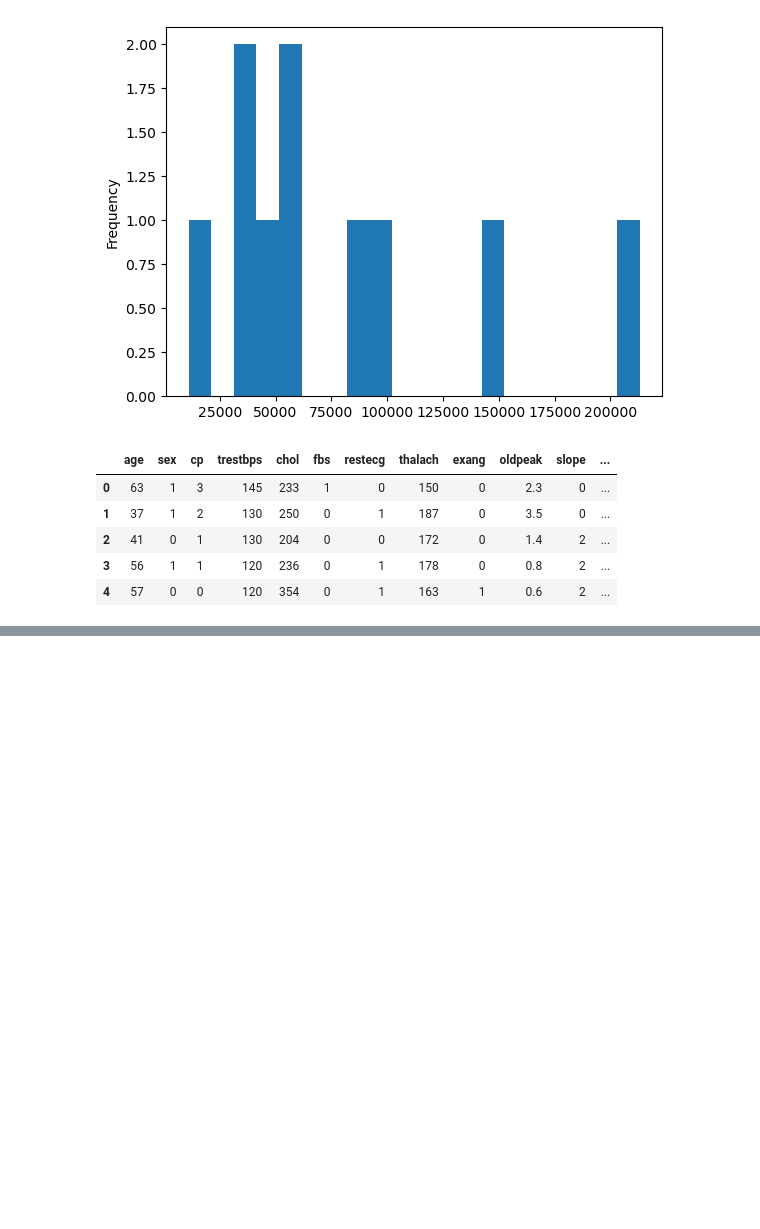
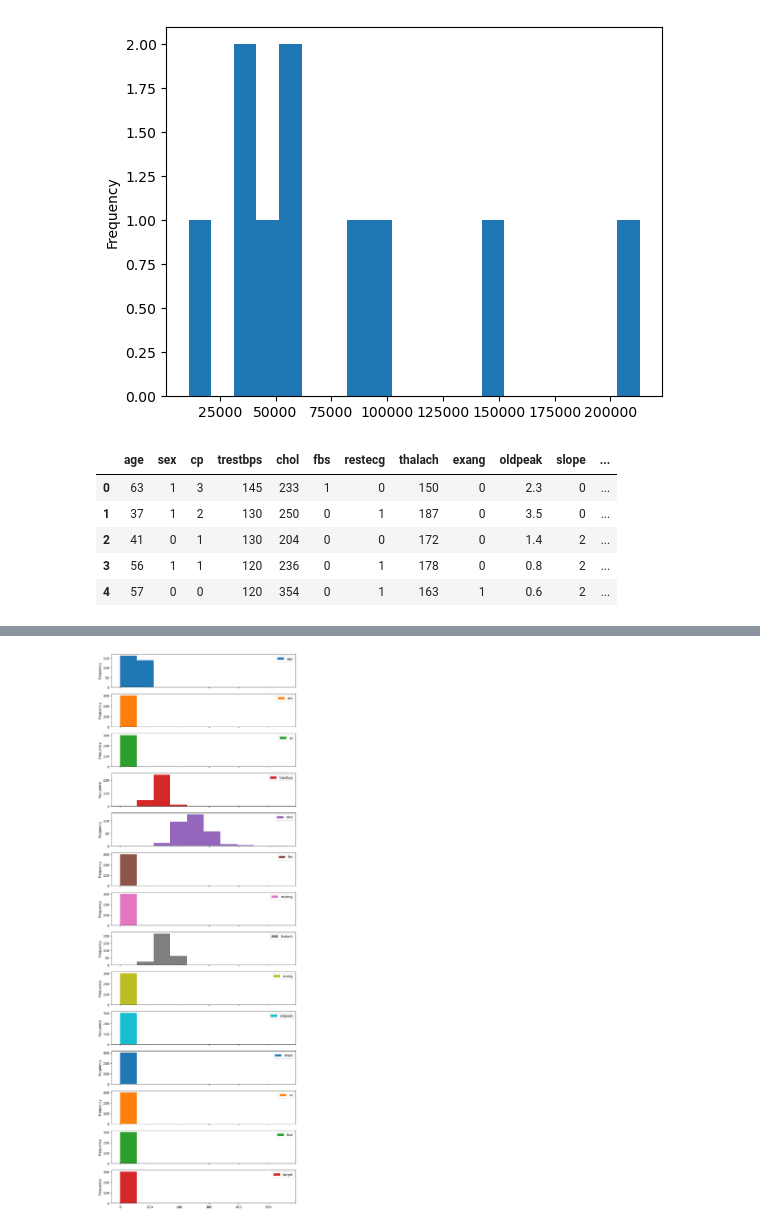
Before and after one commit to junaidknows/ml-study-projects, a Jupyter notebook: Introduction to Matplotlib.ipynb, the cells around one changed output, grey strips where cells are left out. Saved outputs shown, nothing was run; the diff lists cells and outputs as text; code cells hidden in the pictures; blank space fills up the shorter version.

```diff
--- a/Introduction to Matplotlib.ipynb
+++ b/Introduction to Matplotlib.ipynb
@@ -455,0 +471,5 @@ heart_disease.head() # First 5 rows of the dataset
+# %%
+heart_disease.plot.hist(subplots=True, figsize=(10, 30)) # Subplots is used to create a separate plot for each column
+plt.show()
+# %% [output]
+[figure, added]
```
Also changed, not shown: parts of 9 cells of this notebook.
